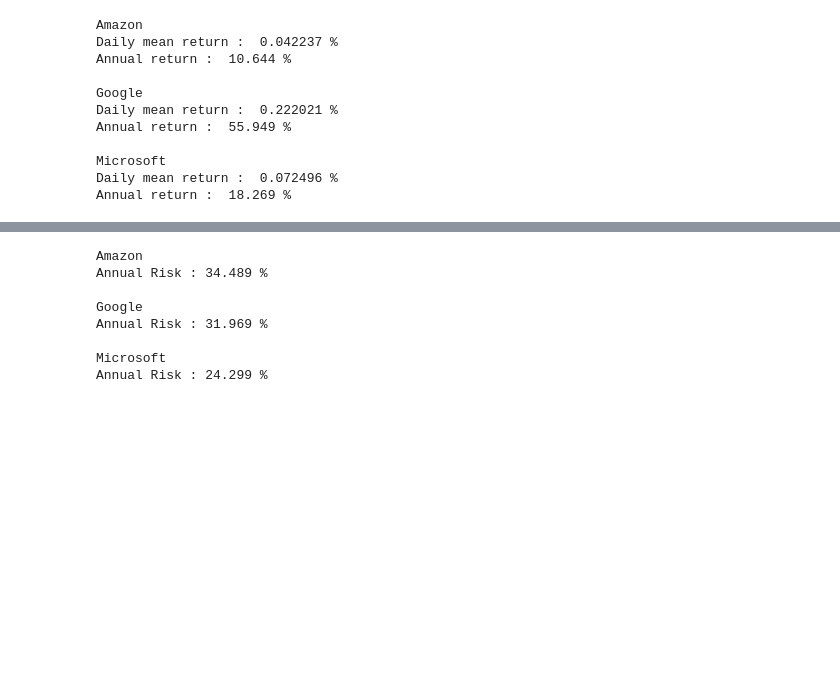
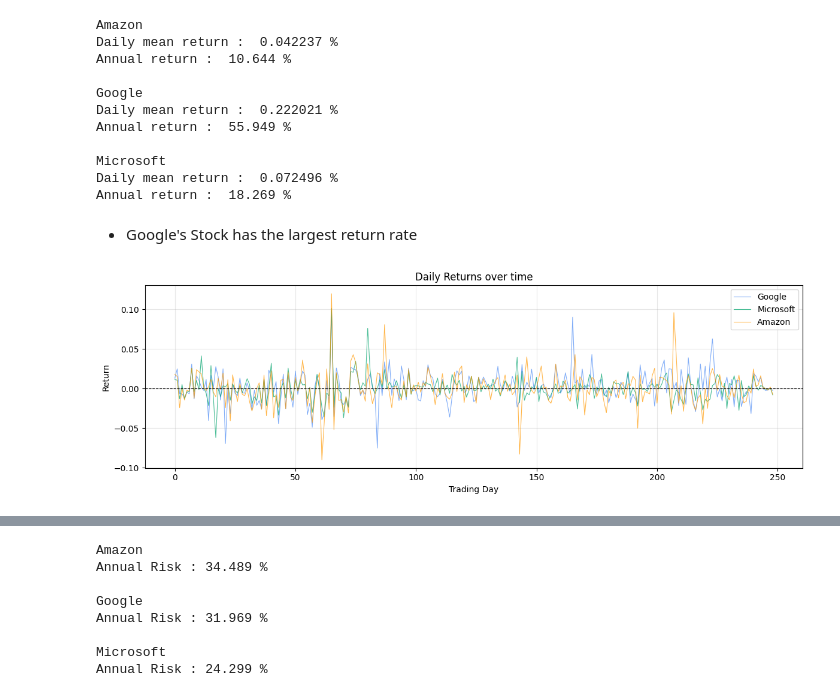
Before and after one commit to dawoodafzal62138/My-ML-Journey, a Jupyter notebook: Phase 2/Projects/Stock Return Risk Analyzer/main.ipynb, the cells around one changed output, grey strips where cells are left out. Saved outputs shown, nothing was run; the diff lists cells and outputs as text; code cells hidden in the pictures; blank space fills up the shorter version.

Commit message:
[Stock return risk analyzer] add proper markdown description and graphs

```diff
--- a/Phase 2/Projects/Stock Return Risk Analyzer/main.ipynb
+++ b/Phase 2/Projects/Stock Return Risk Analyzer/main.ipynb
@@ -62,3 +124,24 @@ Annual return :  55.949 %
 Microsoft
 Daily mean return :  0.072496 %
 Annual return :  18.269 %
+# %% [markdown]
+- Google's Stock has the largest return rate
+# %%
+tickers = ['Google', 'Microsoft', 'Amazon']
+colors  = ['#4C8BF5', '#00A36C', '#FF9900']
+fig, ax = plt.subplots(figsize=(12, 4))
+
+ax.plot(google_returns,    label='Google',    alpha=0.7, linewidth=0.8, color=colors[0])
+ax.plot(microsoft_returns, label='Microsoft', alpha=0.7, linewidth=0.8, color=colors[1])
+ax.plot(amazon_returns,    label='Amazon',    alpha=0.7, linewidth=0.8, color=colors[2])
+
+ax.axhline(0, color='black', linewidth=0.8, linestyle='--')
+ax.set_title('Daily Returns over time')
+ax.set_xlabel('Trading Day')
+ax.set_ylabel('Return')
+ax.legend()
+ax.grid(True, alpha=0.3)
+plt.tight_layout()
+plt.show()
+# %% [output]
+[figure, added]
```
Also changed, not shown: parts of 16 cells of this notebook.
